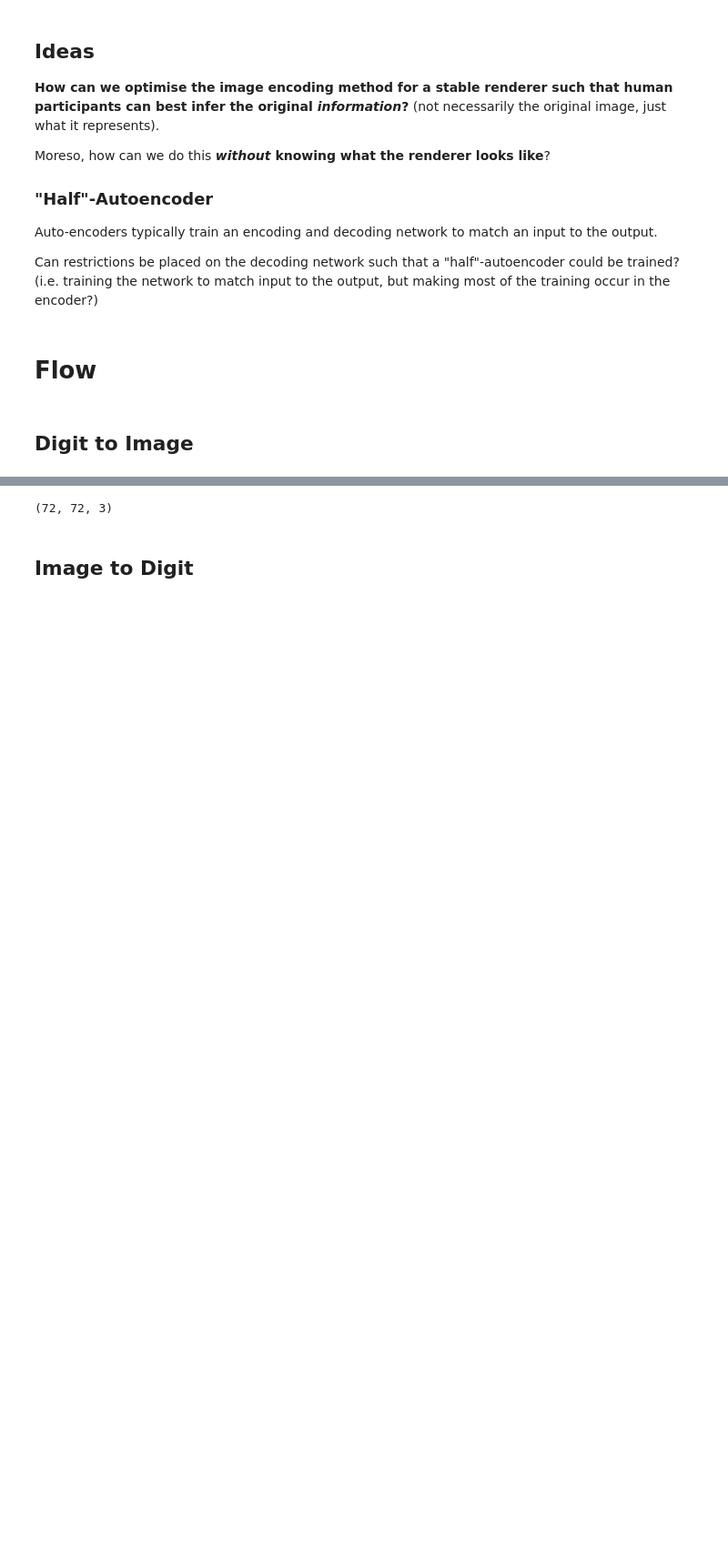
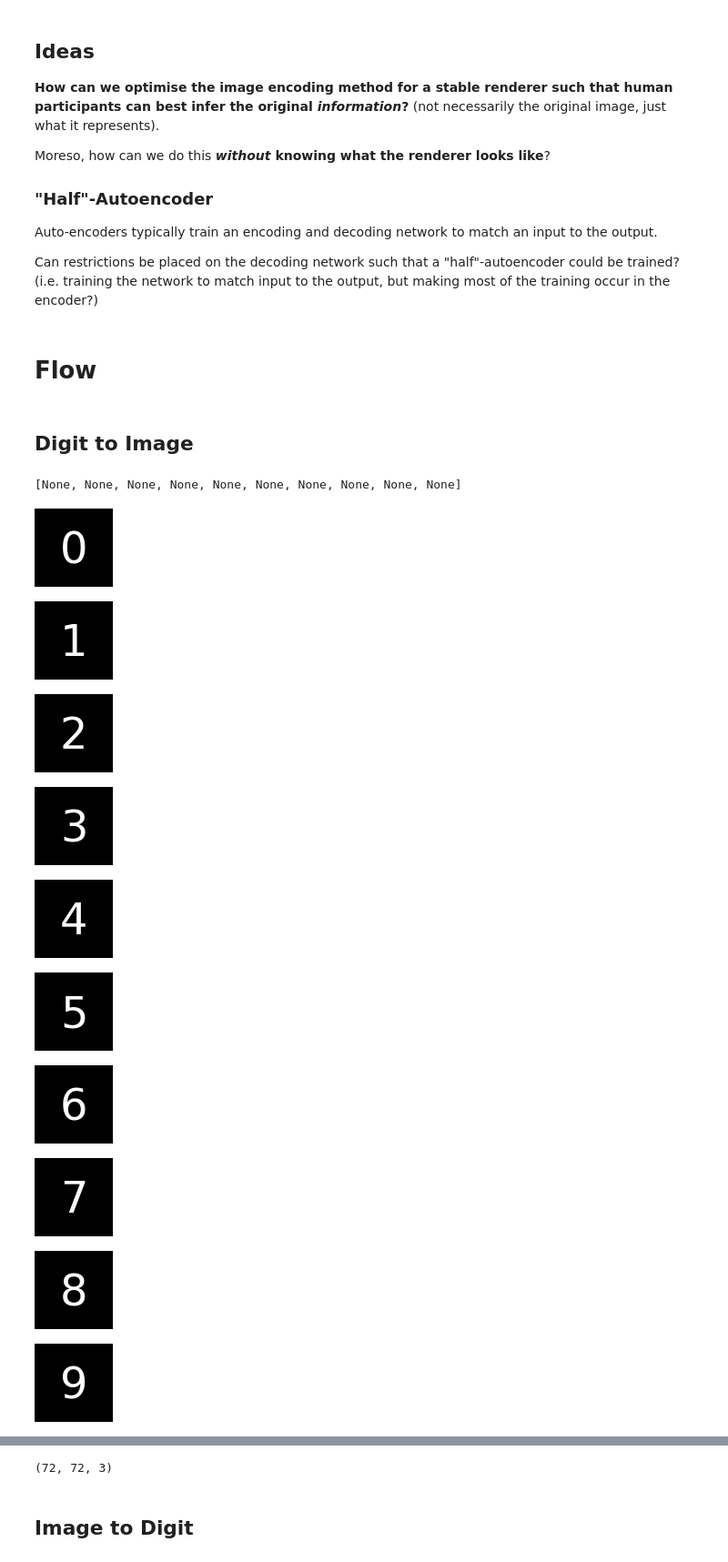
Before and after one commit to wjmn/bmedsc-exploratory, a Jupyter notebook: 03-psychophysics/notebooks/learning-exploratory.ipynb, the cells around one changed output, grey strips where cells are left out. Shown at 91% size. Drawn from its saved outputs; the diff is of its cells as text; code cells hidden in the pictures; blank space fills up the shorter version.

```diff
--- a/03-psychophysics/notebooks/learning-exploratory.ipynb
+++ b/03-psychophysics/notebooks/learning-exploratory.ipynb
@@ -54,3 +58,17 @@ def digit_to_image(digit : int, xloc : float, yloc : float):
+# %%
+[digit_to_image(d, 0.5, 0.45) for d in range(10)]
+# %% [output]
+[None, None, None, None, None, None, None, None, None, None]
+[figure, added]
+[figure, added]
+[figure, added]
+[figure, added]
+[figure, added]
+[figure, added]
+[figure, added]
+[figure, added]
+[figure, added]
+[figure, added]
 # %%
 %time test = digit_to_image(9,0.5, 0.5)
 # %% [output]
```
Also changed, not shown: parts of 38 cells of this notebook, 15 other files.
